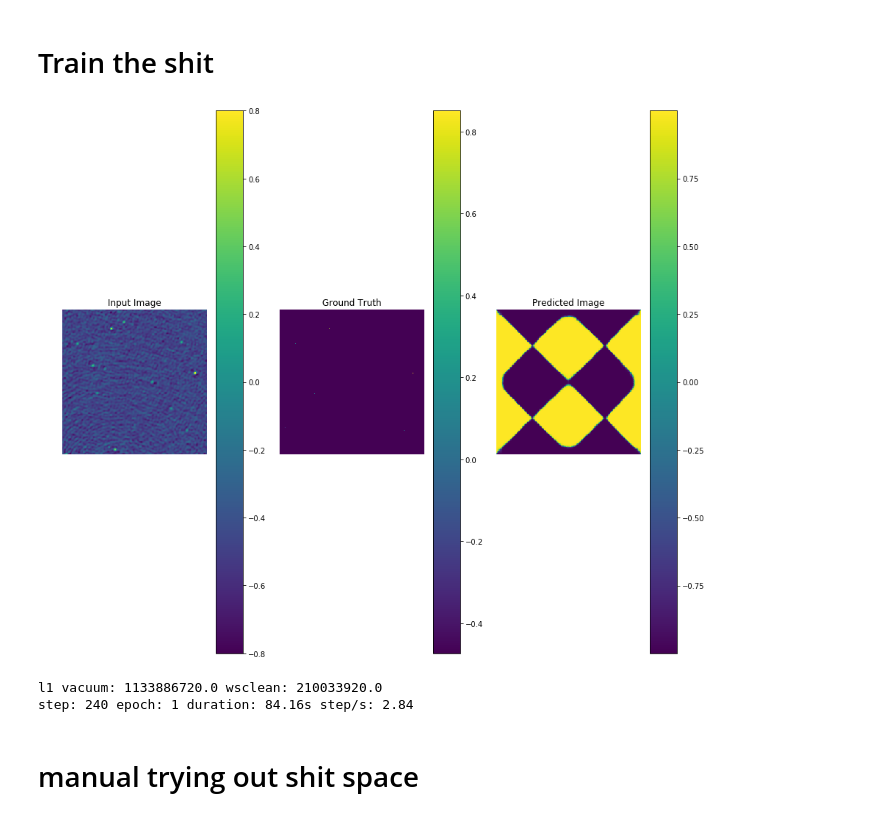
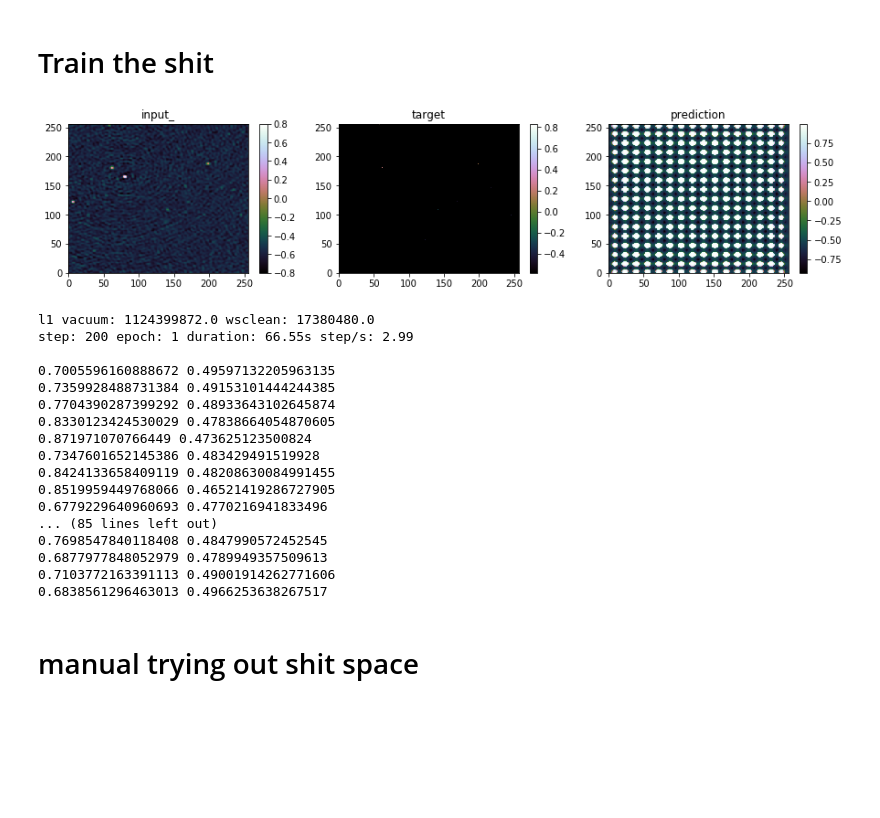
Before and after one commit to gijzelaerr/vacuum-cleaner, a Jupyter notebook: notebooks/Redo pix2pix.ipynb, the cells around one changed output. Cells and saved outputs as stored; diff of their text form; code cells hidden in the pictures; blank space fills up the shorter version.

```diff
--- a/notebooks/Redo pix2pix.ipynb
+++ b/notebooks/Redo pix2pix.ipynb
@@ -251,3 +267,10 @@ def generate_images(prediction, test_input, tar):
+# %%
+def generate_images(prediction, input_, target):
+    f, ((a1, a2, a3)) = plt.subplots(1, 3, figsize=(15,3))
+    render(f, a1, tf.squeeze(input_), 'input_')
+    render(f, a2, tf.squeeze(target), 'target')
+    render(f, a3, tf.squeeze(prediction), 'prediction')
+    plt.show()
 # %%
 def train_step(input_image, target):
     with tf.GradientTape() as gen_tape, tf.GradientTape() as disc_tape:
@@ -262,15 +285,14 @@ def train_step(input_image, target):
     generator_optimizer.apply_gradients(zip(generator_gradients, generator.trainable_variables))
     discriminator_optimizer.apply_gradients(zip(discriminator_gradients, discriminator.trainable_variables))
 # %%
-def train_step_likelyhood(input_image, target, psf):
+def train_step_likelyhood(input_image, target, bigpsf):
+    with tf.GradientTape() as gen_tape:
+        predicted = generator(input_image, training=True)
+        likelyhood_loss = like_loss(predicted, target, bigpsf) / 2e8 + 1
+        l1_loss = tf.reduce_mean(tf.abs(target - predicted))
+        total_loss = likelyhood_loss + l1_loss  # * LAMBDA
 
-    # todo: add psf as channel
-    #combi  = tf.concat([input_image, psf], axis=3)
-    combi = input_image
+    print(float(likelyhood_loss), float(l1_loss))
 
-    with tf.GradientTape() as gen_tape:
-        gen_output = generator(combi, training=True)
-        gen_loss = like_loss(gen_output, target, psf)
-
-    generator_gradients = gen_tape.gradient(gen_loss, generator.trainable_variables)
+    generator_gradients = gen_tape.gradient(total_loss, generator.trainable_variables)
     generator_optimizer.apply_gradients(zip(generator_gradients, generator.trainable_variables))
@@ -295,18 +309,15 @@ def train(train_dataset, test_dataset, epochs):
         for input_, target, psf, bigpsf, clean_beam in train_dataset:
             min_, max_, input_, target, = normalize(input_, target)
 
-            ## here you can change the loss method
-            train_step(input_, target)
-            #train_step_likelyhood(input_, target, psf)
-            #rain_step_cleanbeam(input_, target, clean_beam)
-
+            #train_step(input_, target)
+            train_step_likelyhood(input_, target, bigpsf)
 
             step += 1
 
-            test_interval = 30
+            test_interval = 100
             if (step + 1) % test_interval == 0:
                 clear_output(wait=True)
-                for test_input, test_target, psf, clean_beam, wsclean in test_dataset.take(1):
+                for test_input, test_target, psf, big_psf, clean_beam, wsclean in test_dataset.take(1):
 
                     r = normalize(test_input, test_target, clean_beam, wsclean)
                     min_, max_, test_input, test_target, clean_beam, wsclean = r
@@ -317,6 +328,9 @@ def train(train_dataset, test_dataset, epochs):
                     # the accumulated statistics learned from the training dataset
                     # (which we don't want)
                     prediction = generator(test_input, training=True)
+
+                    likelyhood_loss = like_loss(prediction, test_target, bigpsf)
+                    l1_loss = tf.reduce_mean(tf.abs(target - prediction))
 
                     generate_images(prediction, test_input, test_target)
                     clean_sky = convolve(target, clean_beam)
@@ -349,8 +363,9 @@ test_dirty_dataset = make_dataset(PATH / 'test/*-wsclean-dirty.fits')
 test_wsclean_dataset = make_dataset(PATH / 'test/*-wsclean-model.fits')
 test_skymodel_dataset = make_dataset(PATH / 'test/*-skymodel.fits')
 test_psf_dataset = make_dataset(PATH / 'test/*-wsclean-psf.fits')
+test_bigpsf_dataset = make_dataset(PATH / 'test/*-bigpsf-psf.fits')
 test_clean_beam_dataset = make_dataset(PATH / 'test/*-clean-beam.fits')
 
-test_dataset = tf.data.Dataset.zip((test_dirty_dataset, test_skymodel_dataset, test_psf_dataset, test_clean_beam_dataset, test_wsclean_dataset))
+test_dataset = tf.data.Dataset.zip((test_dirty_dataset, test_skymodel_dataset, test_psf_dataset, test_bigpsf_dataset, test_clean_beam_dataset, test_wsclean_dataset))
 test_dataset = test_dataset.shuffle(BUFFER_SIZE)
 test_dataset = test_dataset.batch(1)
@@ -371,11 +406,26 @@ checkpoint = tf.train.Checkpoint(generator_optimizer=generator_optimizer,
 # %% [markdown]
 # Train the shit
 # %%
-train(train_dataset, test_dataset, 1)
+train(train_dataset, test_dataset, 10)
 # %% [output]
-[figure, old version]
+[figure, new version]
-l1 vacuum: 1133886720.0 wsclean: 210033920.0
-step: 240 epoch: 1 duration: 84.16s step/s: 2.84
+l1 vacuum: 1124399872.0 wsclean: 17380480.0
+step: 200 epoch: 1 duration: 66.55s step/s: 2.99
+
+0.7005596160888672 0.49597132205963135
+0.7359928488731384 0.49153101444244385
+0.7704390287399292 0.48933643102645874
+0.8330123424530029 0.47838664054870605
+0.871971070766449 0.473625123500824
+0.7347601652145386 0.483429491519928
+0.8424133658409119 0.48208630084991455
+0.8519959449768066 0.46521419286727905
+0.6779229640960693 0.4770216941833496
+... (85 lines left out)
+0.7698547840118408 0.4847990572452545
+0.6877977848052979 0.4789949357509613
+0.7103772163391113 0.49001914262771606
+0.6838561296463013 0.4966253638267517
 # %% [markdown]
 # manual trying out shit space
 # %%
```
Also changed, not shown: parts of 21 cells of this notebook, 5 other files.
